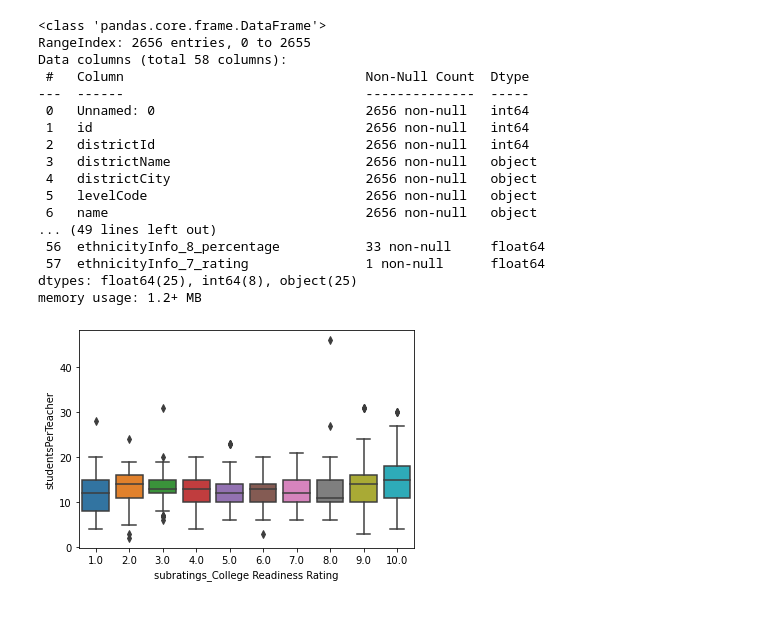
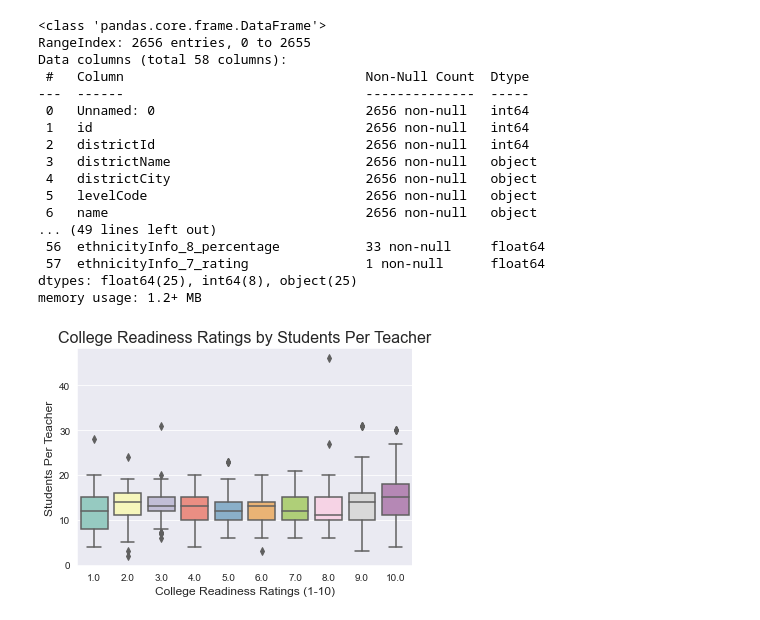
Before and after one commit to MLondon1027/Great-Schools-Ratings, a Jupyter notebook: Capstone_1_EDA.ipynb, the cells around one changed output. Cells and saved outputs as stored; diff of their text form; code cells hidden in the pictures.

```diff
--- a/Capstone_1_EDA.ipynb
+++ b/Capstone_1_EDA.ipynb
@@ -74,8 +74,20 @@ Data columns (total 58 columns):
  57  ethnicityInfo_7_rating               1 non-null      float64
 dtypes: float64(25), int64(8), object(25)
 memory usage: 1.2+ MB
-# %%
-# Mean students per teacher vs college readiness rating
-sns.set_style("darkgrid")
-# %% [output]
-[figure, removed]
+# %%
+# Exploratory Boxplot
+def exploratory_boxplot(x, y, df, title, xlabel, ylabel):
+    sns.set_style("darkgrid")
+    ax = sns.boxplot(x, y,
+                 data=df, palette="Set3")
+    ax.set_title(title, fontsize=16)
+    ax.set_xlabel(xlabel, fontsize=12)
+    ax.set_ylabel(ylabel, fontsize=12);
+# %%
+# Boxplot of College Readiness Ratings by Students per Teacher
+exploratory_boxplot('subratings_College Readiness Rating', 'studentsPerTeacher', df,
+                                         'College Readiness Ratings by Students Per Teacher',
+                                         'College Readiness Ratings (1-10)',
+                                        'Students Per Teacher')
+# %% [output]
+[figure, added]
```
Also changed, not shown: parts of 8 cells of this notebook.
